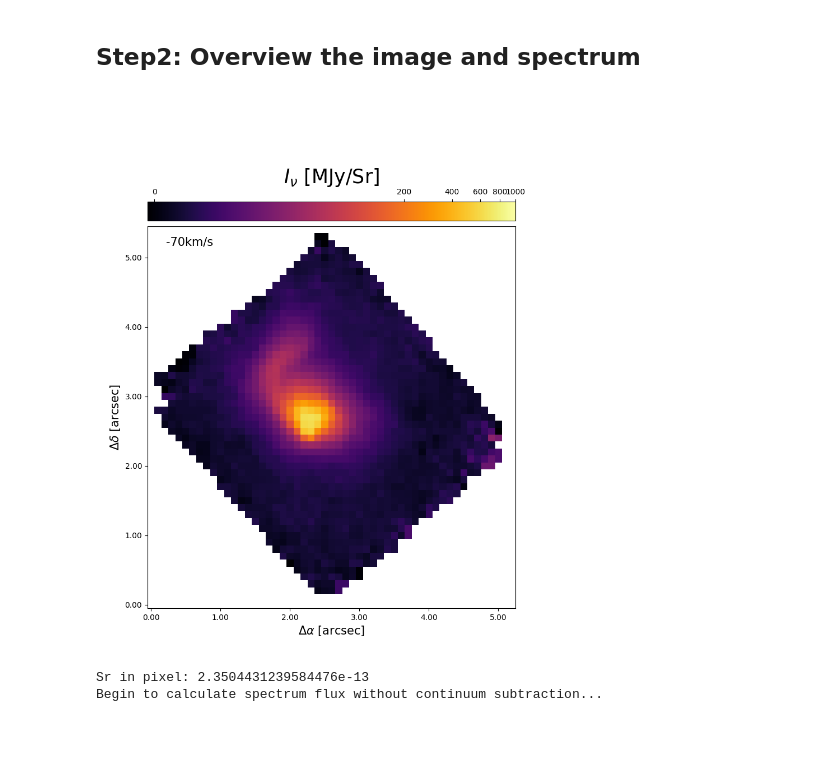
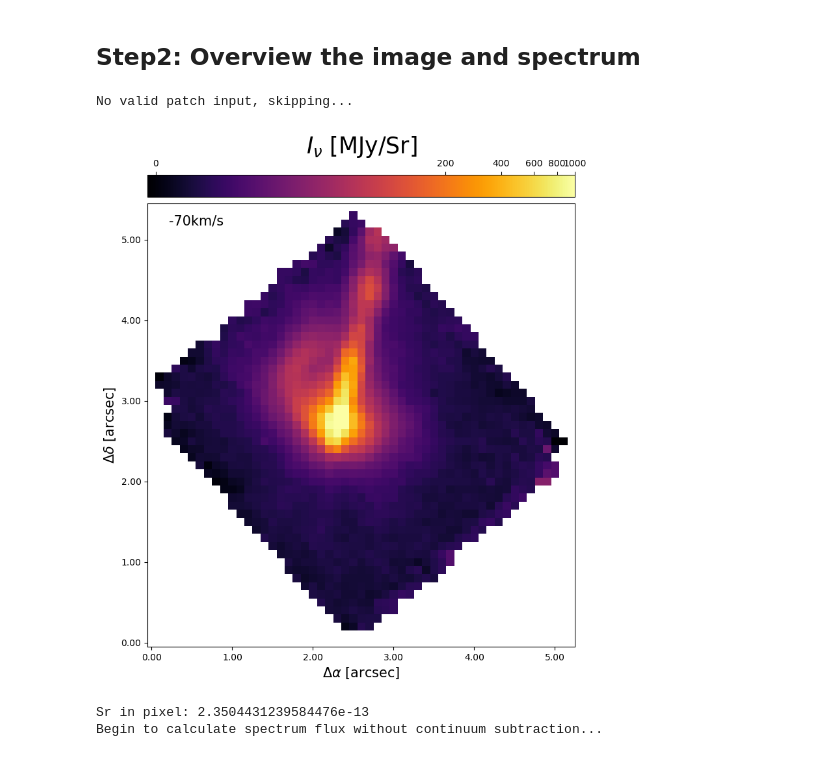
Before and after one commit to KuoJuiWu/2025Fall_ISM_Project, a Jupyter notebook: notebook/ism.ipynb, the cells around one changed output. Drawn from its saved outputs; the diff is of its cells as text; code cells hidden in the pictures.

Commit message:
Create Fe II image and a script for H2

```diff
--- a/notebook/ism.ipynb
+++ b/notebook/ism.ipynb
@@ -36,13 +41,20 @@ data_dict keys: dict_keys(['TMC1A_g235h.x1d', 'TMC1A_g140h.x1d', 'TMC1A_g140h.s3
 ## Step2: Overview the image and spectrum
 # %%
 # Plot the raw image, g140
-g140_s3d = data_dict['TMC1A_g140h.s3d']['data']
+import matplotlib.pyplot as plt
+import matplotlib as mpl
+
+
+data = data_dict['TMC1A_g140h.s3d']['data']
+header = data_dict['TMC1A_g140h.s3d']['header']
 # pixel = data_dict['TMC1A_g140h.s3d']['header']['CDELT1']*3600 # change the pixel unit  qfrom deg to arcsec
 
-plot_image(g140_s3d[2855], data_dict['TMC1A_g140h.s3d']['header'], vmin = -1, vmax = 1e3, a = 1e-2, text = '-70km/s', savefig = False, save_name = 'g140_2865.png')
+plot_image(data[2866], header, vmin = -1, vmax = 1e3, a = 1e-2, text = '-70km/s', add_patch=True, savefig = False, save_name = 'g140_2865.png')
+
 
 # Fe II 1.644: line center is at 2866
 # HI Brackett-12 (1.6412) is at 2855
 # %% [output]
+No valid patch input, skipping...
-[figure, old version]
+[figure, new version]
 # %%
```
Also changed, not shown: parts of 9 cells of this notebook, 1 other file.
